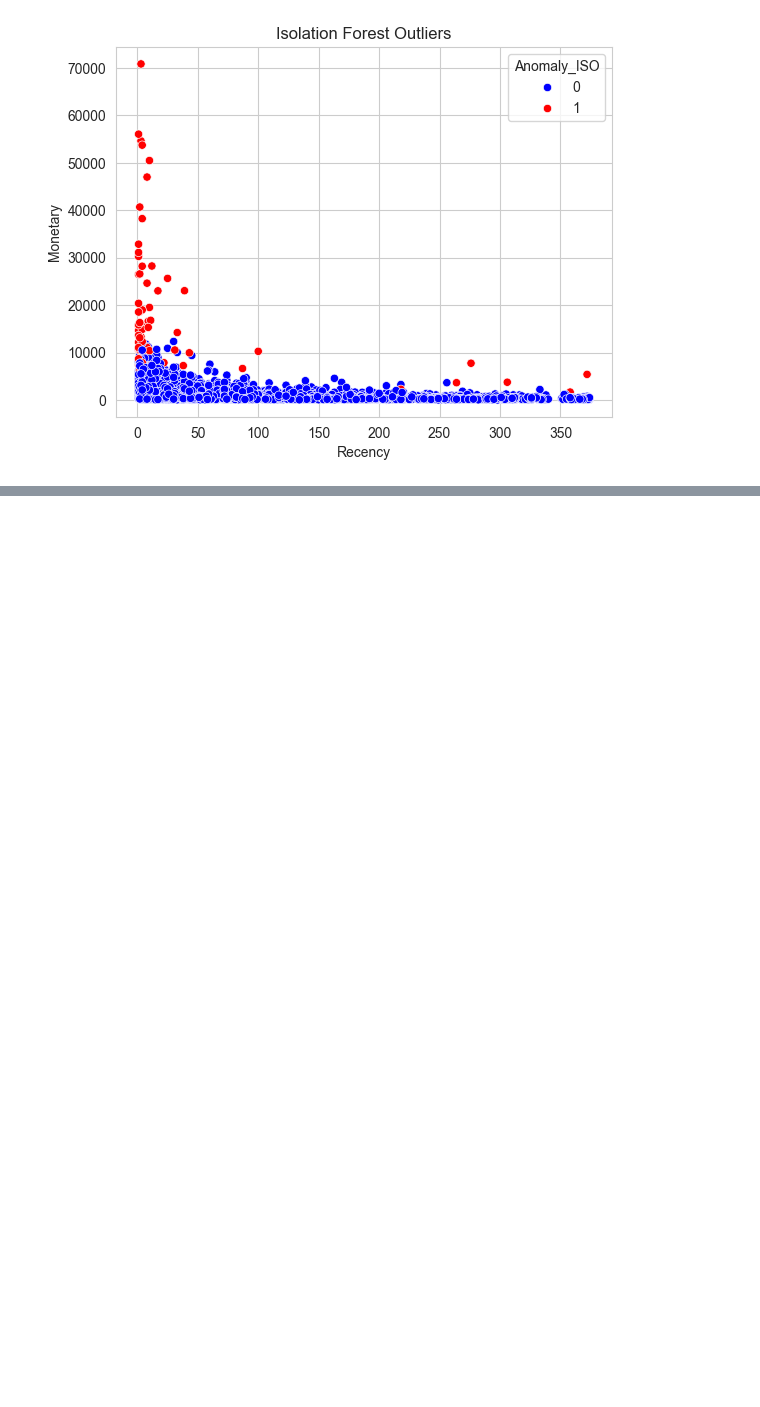
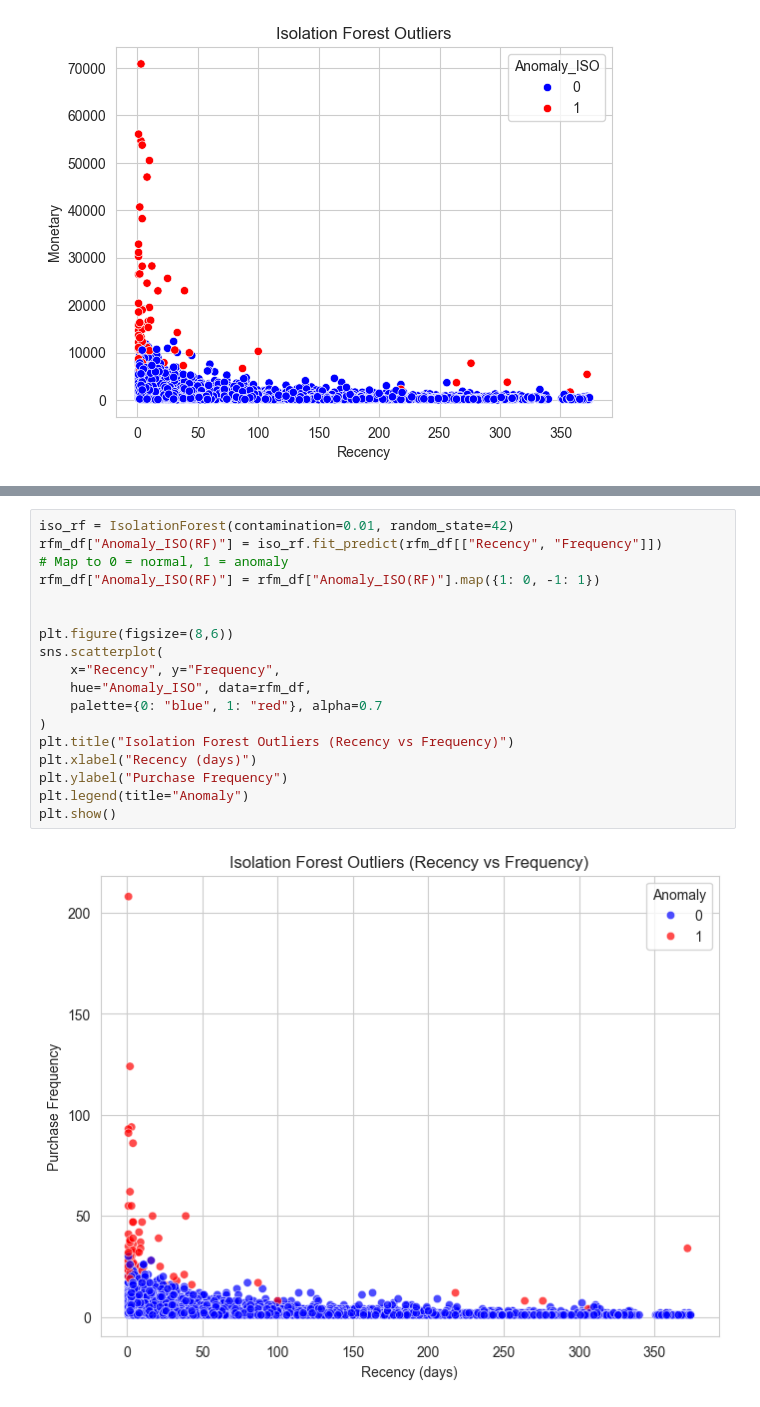
Before and after one commit to IkleelyuneeQ/customer_segmentation, a Jupyter notebook: notebooks/customer_segmentation.ipynb, the cells around one changed output, grey strips where cells are left out. Cells and saved outputs as stored; diff of their text form; blank space fills up the shorter version.

```diff
--- a/notebooks/customer_segmentation.ipynb
+++ b/notebooks/customer_segmentation.ipynb
@@ -356,0 +356,20 @@ plt.show()
+# %%
+iso_rf = IsolationForest(contamination=0.01, random_state=42)
+rfm_df["Anomaly_ISO(RF)"] = iso_rf.fit_predict(rfm_df[["Recency", "Frequency"]])
+# Map to 0 = normal, 1 = anomaly
+rfm_df["Anomaly_ISO(RF)"] = rfm_df["Anomaly_ISO(RF)"].map({1: 0, -1: 1})
+
+
+plt.figure(figsize=(8,6))
+sns.scatterplot(
+    x="Recency", y="Frequency",
+    hue="Anomaly_ISO", data=rfm_df,
+    palette={0: "blue", 1: "red"}, alpha=0.7
+)
+plt.title("Isolation Forest Outliers (Recency vs Frequency)")
+plt.xlabel("Recency (days)")
+plt.ylabel("Purchase Frequency")
+plt.legend(title="Anomaly")
+plt.show()
+# %% [output]
+[figure, added]
```
Also changed, not shown: parts of 3 cells of this notebook.
